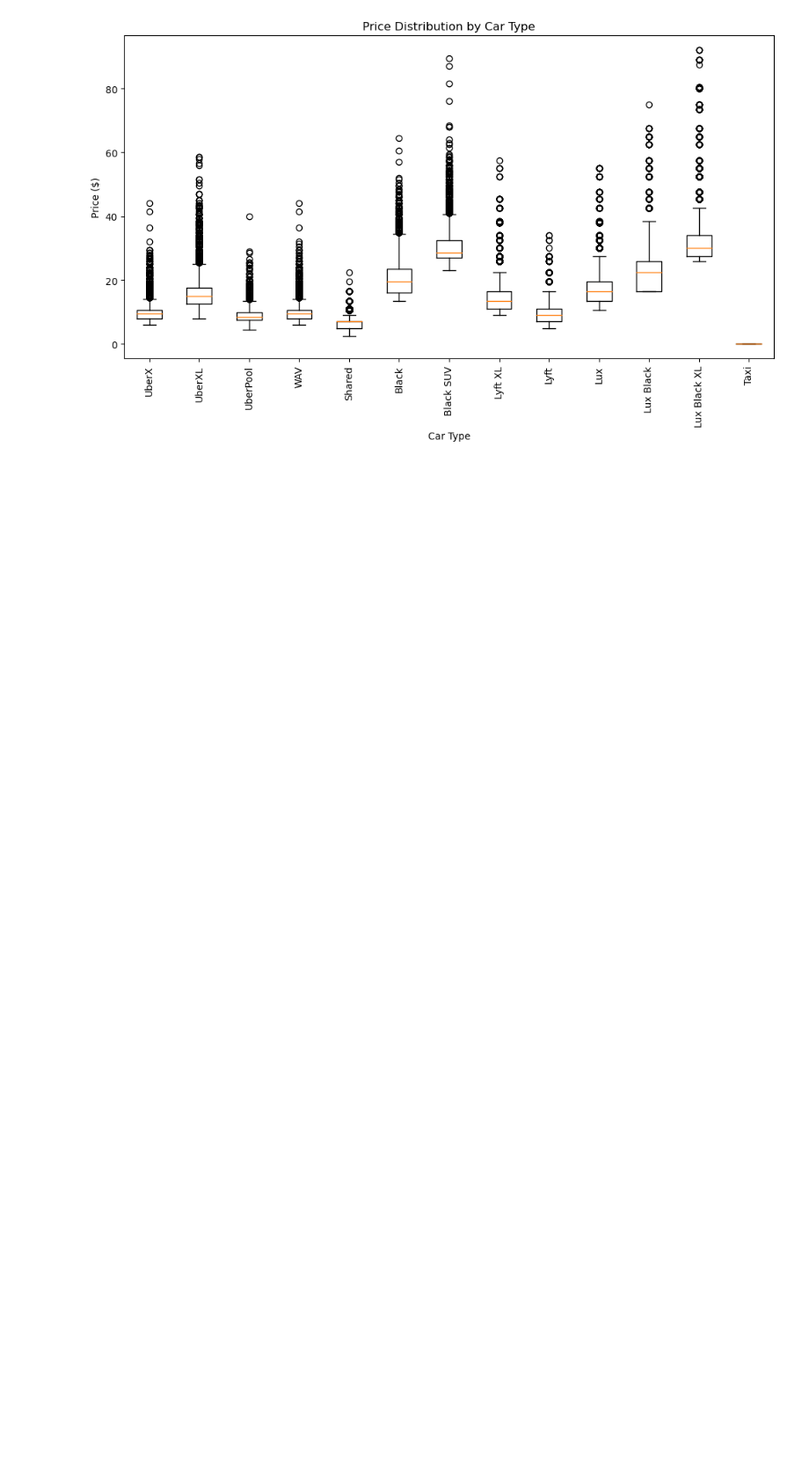
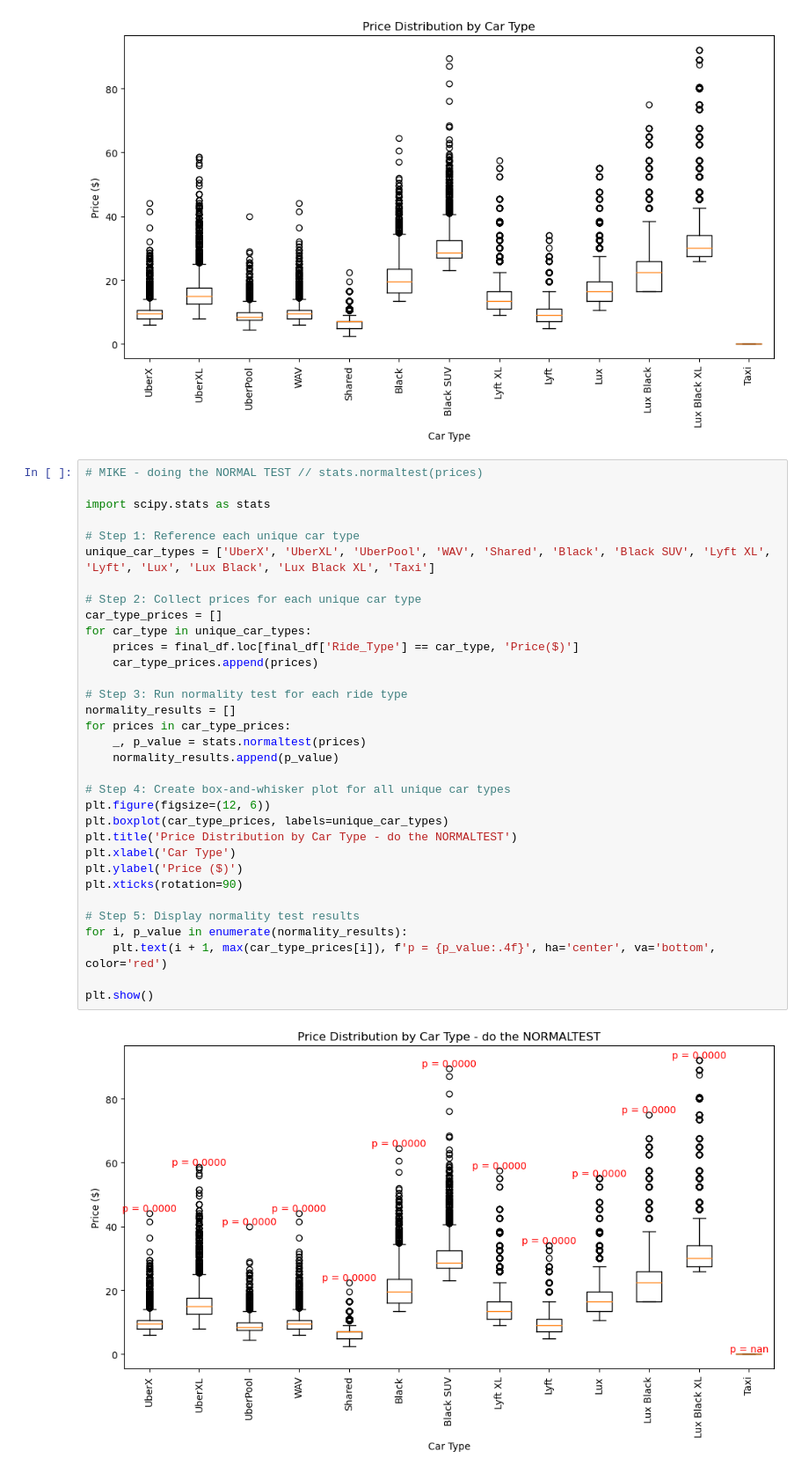
Before and after one commit to marnaji/Project-1, a Jupyter notebook: main.ipynb, the cells around one changed output. Shown at 88% size. Drawn from its saved outputs; the diff is of its cells as text; blank space fills up the shorter version.

```diff
--- a/main.ipynb
+++ b/main.ipynb
@@ -375,6 +378,41 @@ plt.xticks(rotation=90)
 plt.show()
 # %% [output]
 [figure]
+# %%
+# MIKE - doing the NORMAL TEST // stats.normaltest(prices)
+
+import scipy.stats as stats
+
+# Step 1: Reference each unique car type
+unique_car_types = ['UberX', 'UberXL', 'UberPool', 'WAV', 'Shared', 'Black', 'Black SUV', 'Lyft XL', 'Lyft', 'Lux', 'Lux Black', 'Lux Black XL', 'Taxi']
+
+# Step 2: Collect prices for each unique car type
+car_type_prices = []
+for car_type in unique_car_types:
+    prices = final_df.loc[final_df['Ride_Type'] == car_type, 'Price($)']
+    car_type_prices.append(prices)
+
+# Step 3: Run normality test for each ride type
+normality_results = []
+for prices in car_type_prices:
+    _, p_value = stats.normaltest(prices)
+    normality_results.append(p_value)
+
+# Step 4: Create box-and-whisker plot for all unique car types
+plt.figure(figsize=(12, 6))
+plt.boxplot(car_type_prices, labels=unique_car_types)
+plt.title('Price Distribution by Car Type - do the NORMALTEST')
+plt.xlabel('Car Type')
+plt.ylabel('Price ($)')
+plt.xticks(rotation=90)
+
+# Step 5: Display normality test results
+for i, p_value in enumerate(normality_results):
+    plt.text(i + 1, max(car_type_prices[i]), f'p = {p_value:.4f}', ha='center', va='bottom', color='red')
+
+plt.show()
+# %% [output]
+[figure, added]
 # %%
 # MIKE - Price Distribution by Car Type, BOX & WHISKER / Z-SCORE, Outliers removed
 
```
Also changed, not shown: parts of 1 cell of this notebook.
